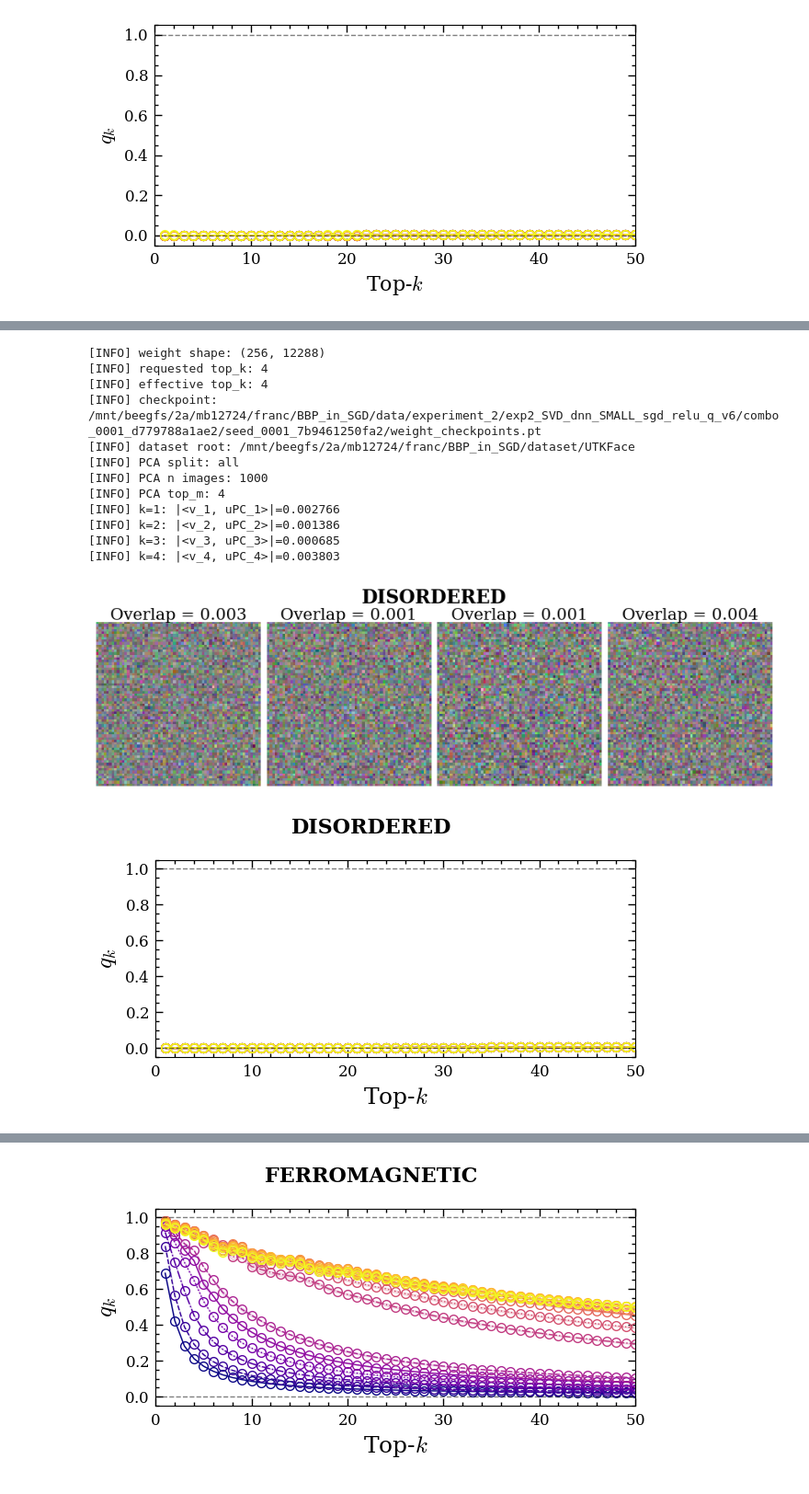
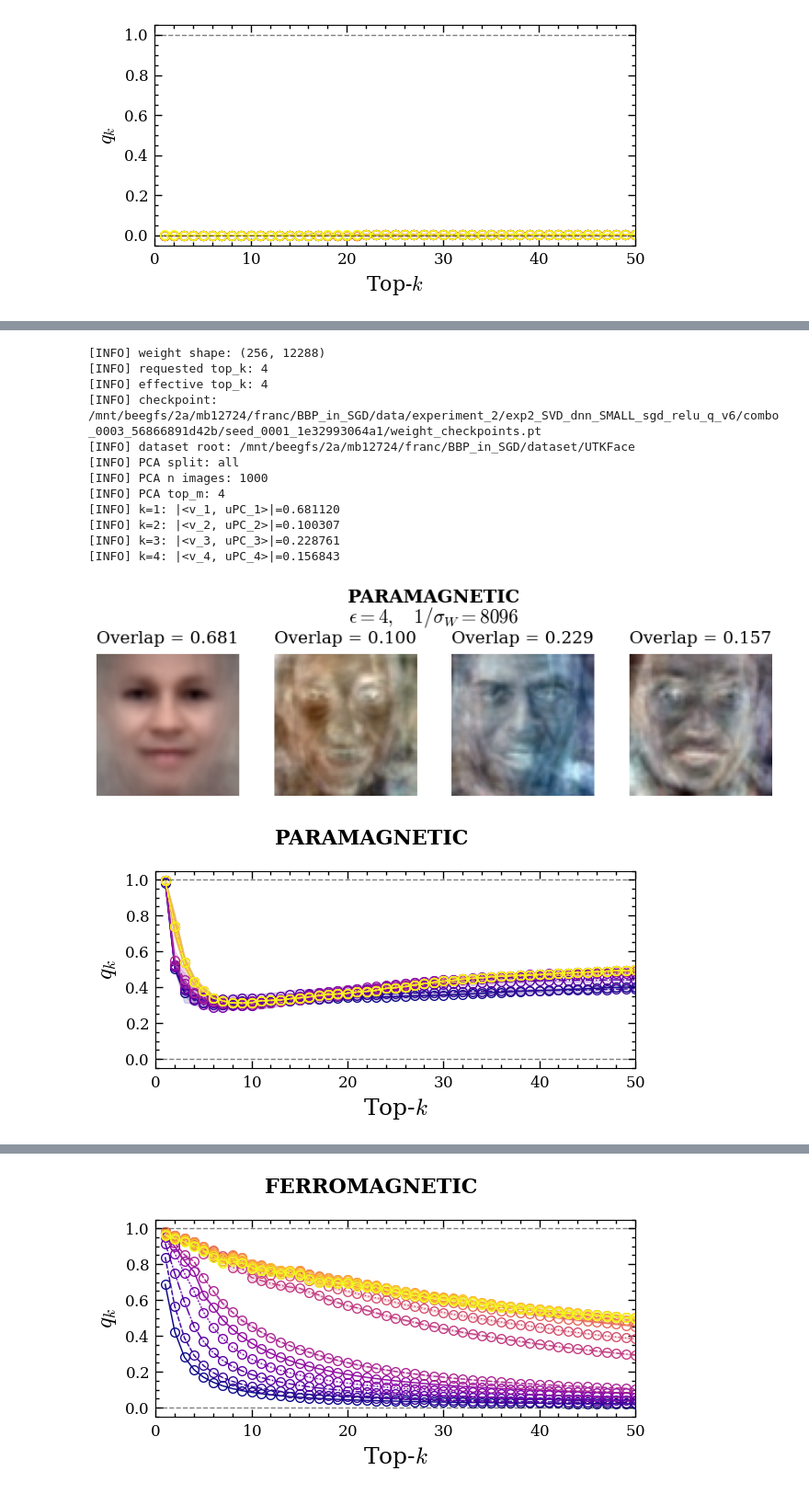
Before and after one commit to f-damico/BBP_in_SGD, a Jupyter notebook: notebook_svd_and_q.ipynb, the cells around one changed output, grey strips where cells are left out. Shown at 92% size. Cells and saved outputs as stored; diff of their text form; code cells hidden in the pictures.

Commit message:
Updated plots for paper

```diff
--- a/notebook_svd_and_q.ipynb
+++ b/notebook_svd_and_q.ipynb
@@ -4187,65 +4495,72 @@ fig, axes, qC_res = plot_qC_subspace_overlap_vs_k(
 # %%
 res_img = plot_top_right_vectors_and_dataset_average(
     results_dir=results_dir,
     config_path=config_path,
-    list_number=1,
+    list_number=3,
     epoch=300,
     layer_name="layers.0",
     top_k=4,
     seed=1,
     max_cols=4,
     figsize_per_panel=(2.2, 2.6),
     title_fontsize=15,
     max_average_samples=1000,
-    top_text = "DISORDERED",
-    top_text_fontsize = 17,
+
+    top_text=r"PARAMAGNETIC",
+    top_text_fontsize=16,
+
+    top_subtitle=r"$\epsilon = 4,\quad 1/\sigma_W = 8096 $",
+    top_subtitle_fontsize=17,
+
+    top_text_y=0.99,
+    top_subtitle_y=0.91,
+
+    image_title_pad=10,
 )
 
-# res_img["fig"].savefig(
-#     "img_diso.pdf",
-#     format="pdf",
-#     bbox_inches="tight",
-#     dpi=300,
-# )
-
+res_img["fig"].savefig(
+    "img_para.pdf",
+    format="pdf",
+    bbox_inches="tight",
+    dpi=300,
+)
 
 plt.show()
 # %% [output]
 [INFO] weight shape: (256, 12288)
 [INFO] requested top_k: 4
 [INFO] effective top_k: 4
-[INFO] checkpoint: /mnt/beegfs/2a/mb12724/franc/BBP_in_SGD/data/experiment_2/exp2_SVD_dnn_SMALL_sgd_relu_q_v6/combo_0001_d779788a1ae2/seed_0001_7b9461250fa2/weight_checkpoints.pt
+[INFO] checkpoint: /mnt/beegfs/2a/mb12724/franc/BBP_in_SGD/data/experiment_2/exp2_SVD_dnn_SMALL_sgd_relu_q_v6/combo_0003_56866891d42b/seed_0001_1e32993064a1/weight_checkpoints.pt
 [INFO] dataset root: /mnt/beegfs/2a/mb12724/franc/BBP_in_SGD/dataset/UTKFace
 [INFO] PCA split: all
 [INFO] PCA n images: 1000
 [INFO] PCA top_m: 4
-[INFO] k=1: |<v_1, uPC_1>|=0.002766
-[INFO] k=2: |<v_2, uPC_2>|=0.001386
-[INFO] k=3: |<v_3, uPC_3>|=0.000685
-[INFO] k=4: |<v_4, uPC_4>|=0.003803
+[INFO] k=1: |<v_1, uPC_1>|=0.681120
+[INFO] k=2: |<v_2, uPC_2>|=0.100307
+[INFO] k=3: |<v_3, uPC_3>|=0.228761
+[INFO] k=4: |<v_4, uPC_4>|=0.156843
-[figure, old version]
+[figure, new version]
 # %%
 fig, axes, qC_res = plot_qC_subspace_overlap_vs_k(
     results_dir=results_dir,
     config_path=config_path,
     list_instead_of_grid=True,
-    list_number=1,
+    list_number=3,
     layers=["layers.0"],
     side="right",
     max_k=50,
-    top_text="DISORDERED",
+    top_text="PARAMAGNETIC, $\epsilon = 4,\quad 1/\sigma_W = 8096 $",
     top_text_fontsize=16,
     label_fontsize=18,
 )
 
 # fig.savefig(
-#     "q_diso.pdf",
+#     "q_para.pdf",
 #     format="pdf",
 #     bbox_inches="tight",
 #     dpi=300,
 # )
 
-
 plt.show()
 # %% [output]
-[figure, old version]
+[figure, new version]
```
Also changed, not shown: parts of 25 cells of this notebook, 15 other files.
